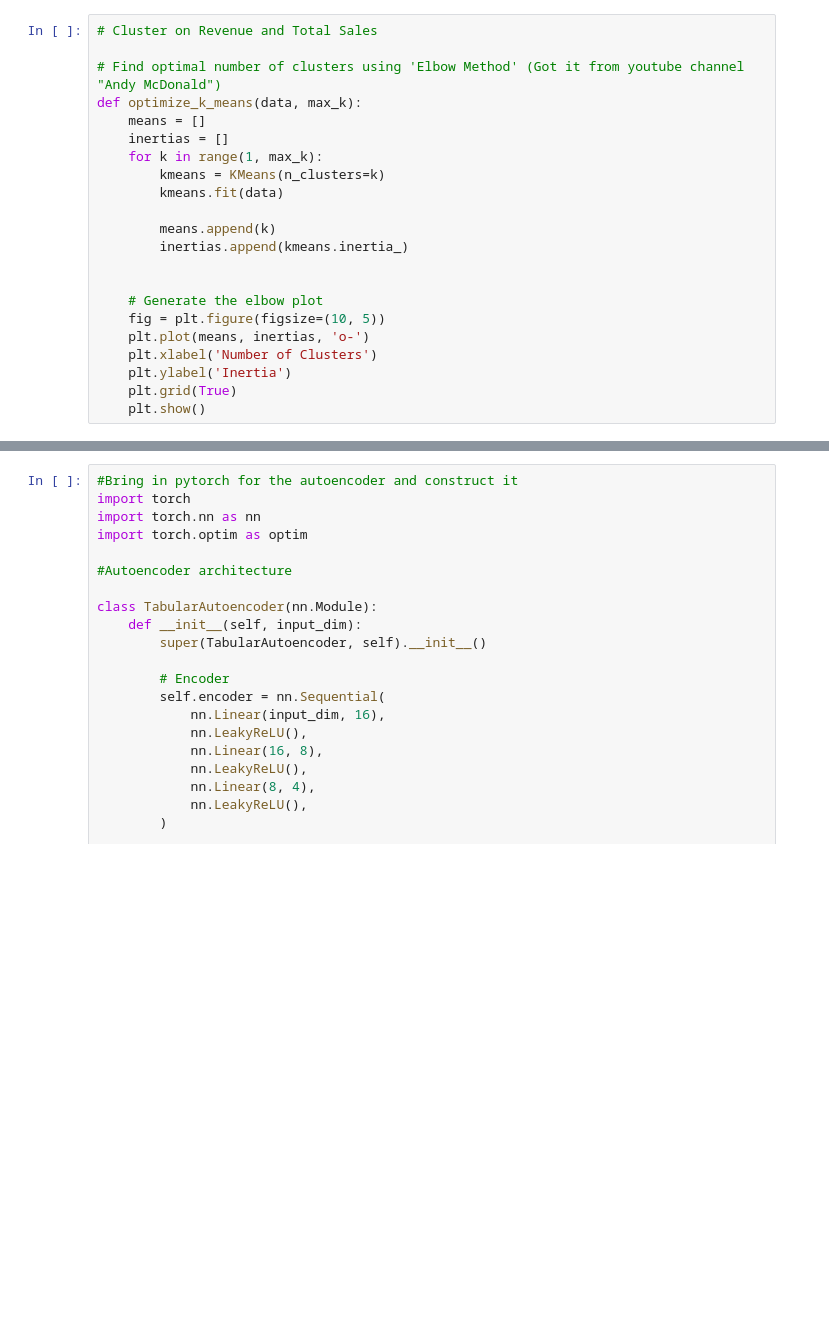
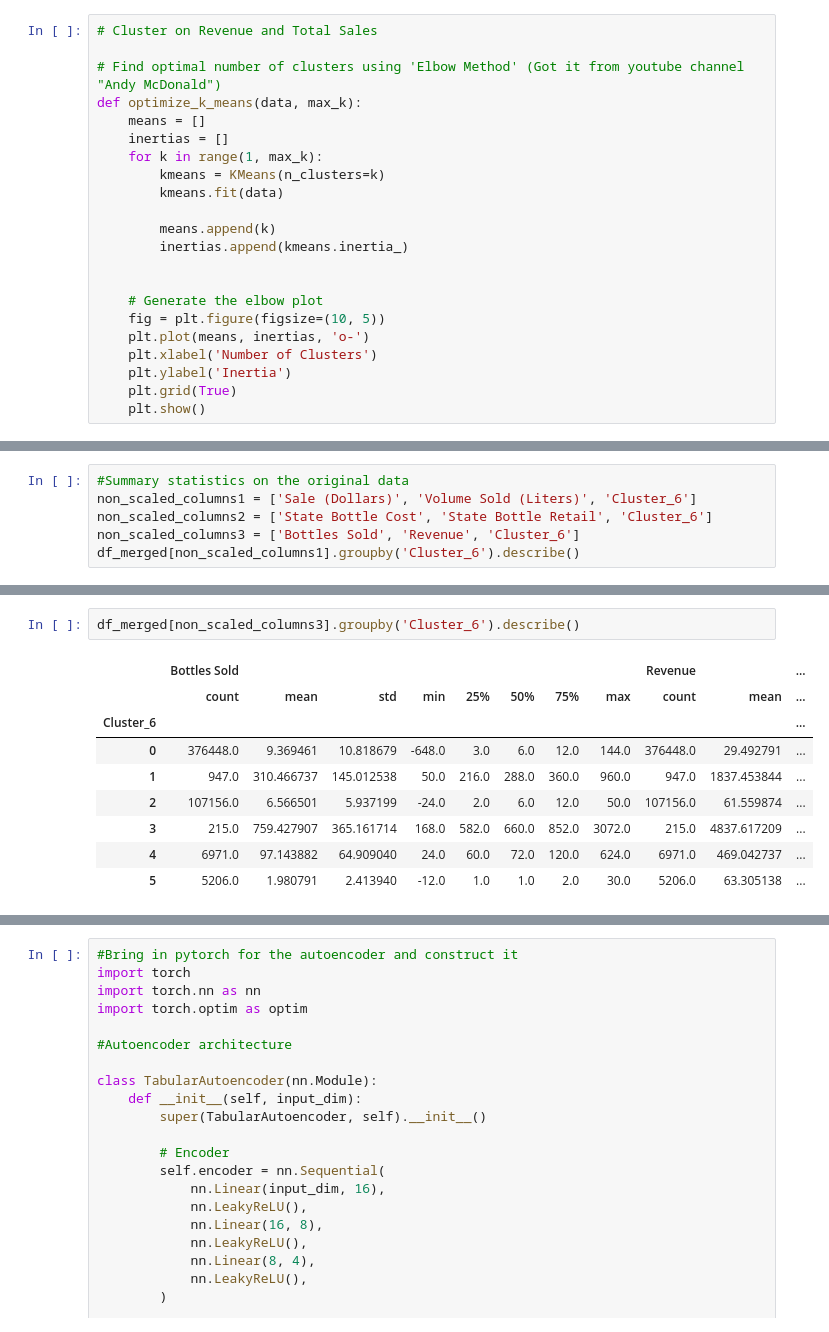
Before and after one commit to jtowgood/DAT490Capstone, a Jupyter notebook: Unsupervised_Learning.ipynb, the cells around one changed output, grey strips where cells are left out. Cells and saved outputs as stored; diff of their text form; blank space fills up the shorter version.

```diff
--- a/Unsupervised_Learning.ipynb
+++ b/Unsupervised_Learning.ipynb
@@ -295,0 +175,6 @@ memory usage: 34.1+ MB
+# %%
+#Summary statistics on the original data
+non_scaled_columns1 = ['Sale (Dollars)', 'Volume Sold (Liters)', 'Cluster_6']
+non_scaled_columns2 = ['State Bottle Cost', 'State Bottle Retail', 'Cluster_6']
+non_scaled_columns3 = ['Bottles Sold', 'Revenue', 'Cluster_6']
+df_merged[non_scaled_columns1].groupby('Cluster_6').describe()
@@ -295,0 +203,12 @@ memory usage: 34.1+ MB
+# %%
+df_merged[non_scaled_columns3].groupby('Cluster_6').describe()
+# %% [output]
+|  | Bottles Sold |  |  |  |  |  |  |  | Revenue |  | ... |
+|  | count | mean | std | min | 25% | 50% | 75% | max | count | mean | ... |
+| Cluster_6 |  |  |  |  |  |  |  |  |  |  | ... |
+| 0 | 376448.0 | 9.369461 | 10.818679 | -648.0 | 3.0 | 6.0 | 12.0 | 144.0 | 376448.0 | 29.492791 | ... |
+| 1 | 947.0 | 310.466737 | 145.012538 | 50.0 | 216.0 | 288.0 | 360.0 | 960.0 | 947.0 | 1837.453844 | ... |
+| 2 | 107156.0 | 6.566501 | 5.937199 | -24.0 | 2.0 | 6.0 | 12.0 | 50.0 | 107156.0 | 61.559874 | ... |
+| 3 | 215.0 | 759.427907 | 365.161714 | 168.0 | 582.0 | 660.0 | 852.0 | 3072.0 | 215.0 | 4837.617209 | ... |
+| 4 | 6971.0 | 97.143882 | 64.909040 | 24.0 | 60.0 | 72.0 | 120.0 | 624.0 | 6971.0 | 469.042737 | ... |
+| 5 | 5206.0 | 1.980791 | 2.413940 | -12.0 | 1.0 | 1.0 | 2.0 | 30.0 | 5206.0 | 63.305138 | ... |
```
Also changed, not shown: parts of 40 cells of this notebook.
